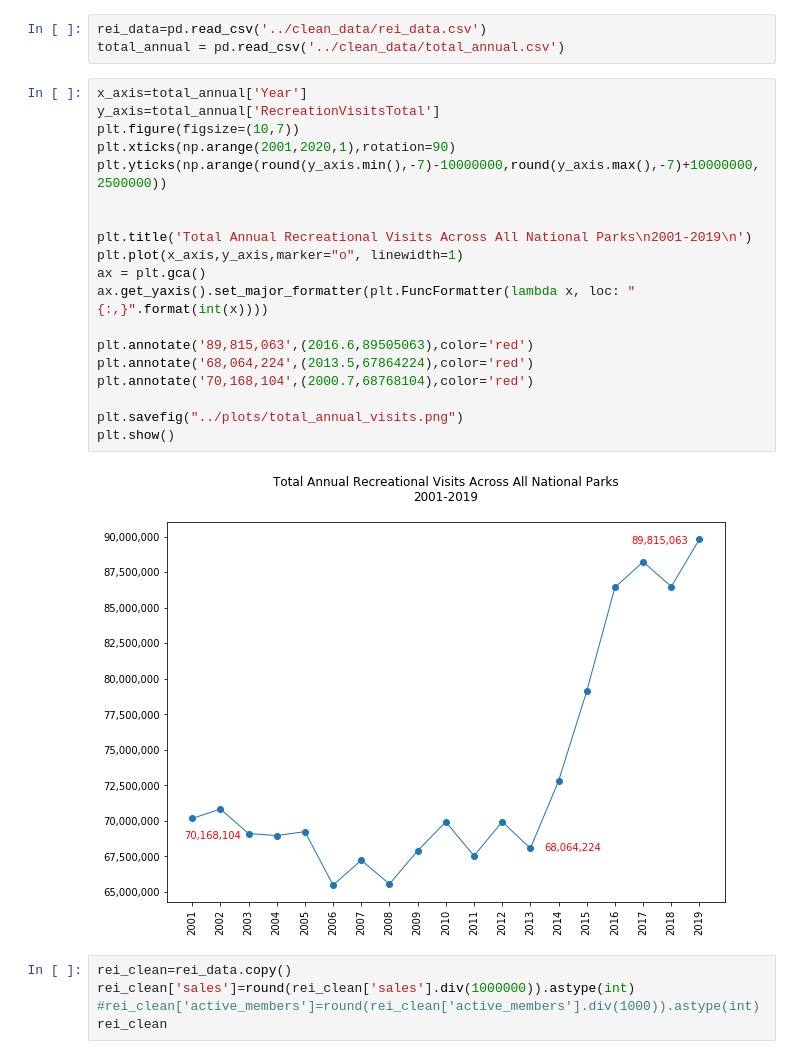
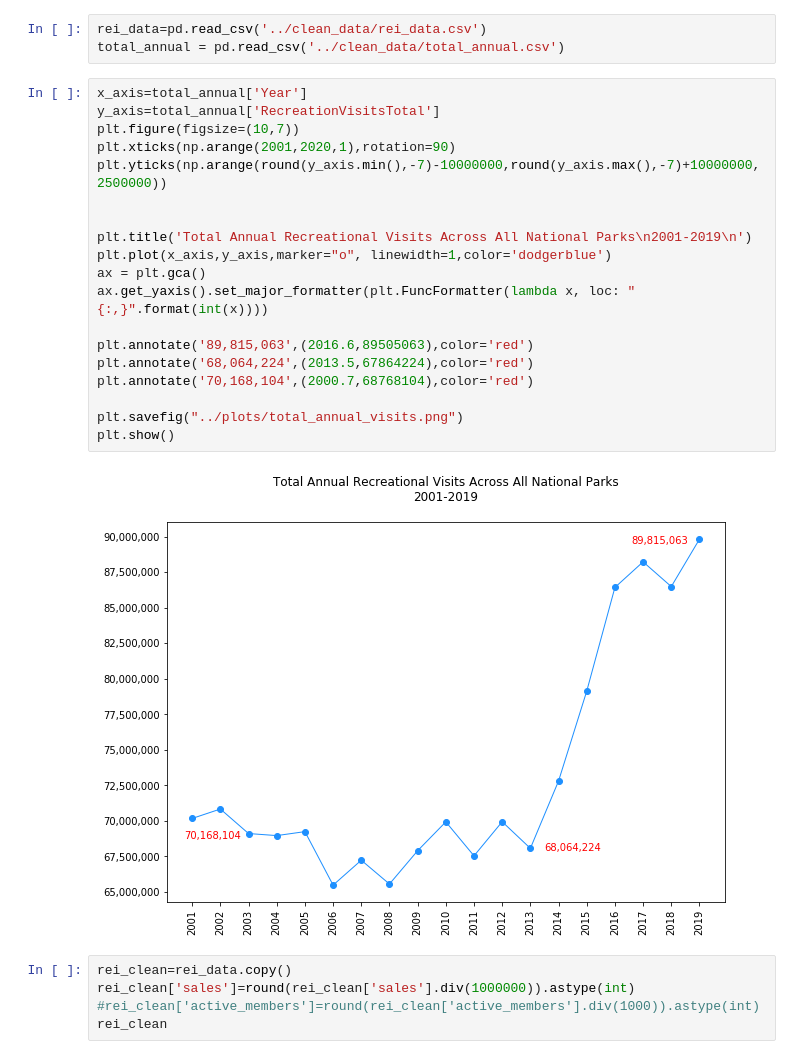
Before and after one commit to brendanlegas/Project1, a Jupyter notebook: code/rei_data.ipynb, the cells around one changed output. Saved outputs shown, nothing was run; the diff lists cells and outputs as text.

```diff
--- a/code/rei_data.ipynb
+++ b/code/rei_data.ipynb
@@ -10,24 +10,24 @@ total_annual = pd.read_csv('../clean_data/total_annual.csv')
 # %%
 x_axis=total_annual['Year']
 y_axis=total_annual['RecreationVisitsTotal']
 plt.figure(figsize=(10,7))
 plt.xticks(np.arange(2001,2020,1),rotation=90)
 plt.yticks(np.arange(round(y_axis.min(),-7)-10000000,round(y_axis.max(),-7)+10000000,2500000))
 
 
 plt.title('Total Annual Recreational Visits Across All National Parks\n2001-2019\n')
-plt.plot(x_axis,y_axis,marker="o", linewidth=1)
+plt.plot(x_axis,y_axis,marker="o", linewidth=1,color='dodgerblue')
 ax = plt.gca()
 ax.get_yaxis().set_major_formatter(plt.FuncFormatter(lambda x, loc: "{:,}".format(int(x))))
 
 plt.annotate('89,815,063',(2016.6,89505063),color='red')
 plt.annotate('68,064,224',(2013.5,67864224),color='red')
 plt.annotate('70,168,104',(2000.7,68768104),color='red')
 
 plt.savefig("../plots/total_annual_visits.png")
 plt.show()
 # %% [output]
-[figure, old version]
+[figure, new version]
 # %%
 rei_clean=rei_data.copy()
 rei_clean['sales']=round(rei_clean['sales'].div(1000000)).astype(int)
```
Also changed, not shown: parts of 3 cells of this notebook, 10 other files.
